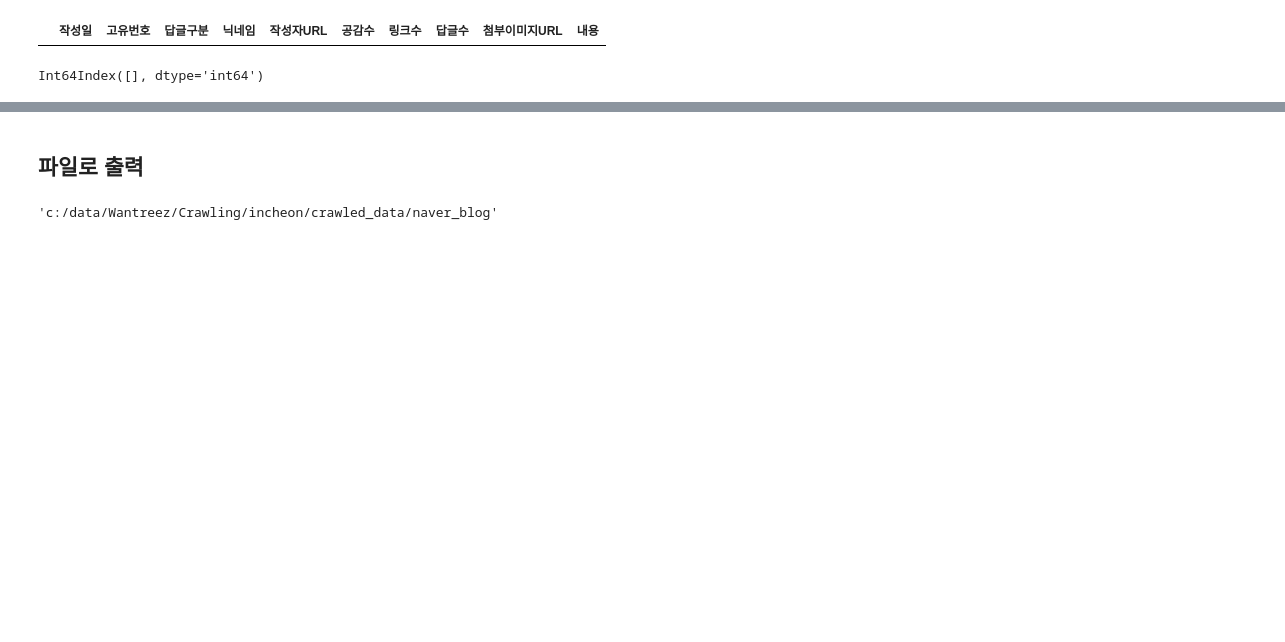
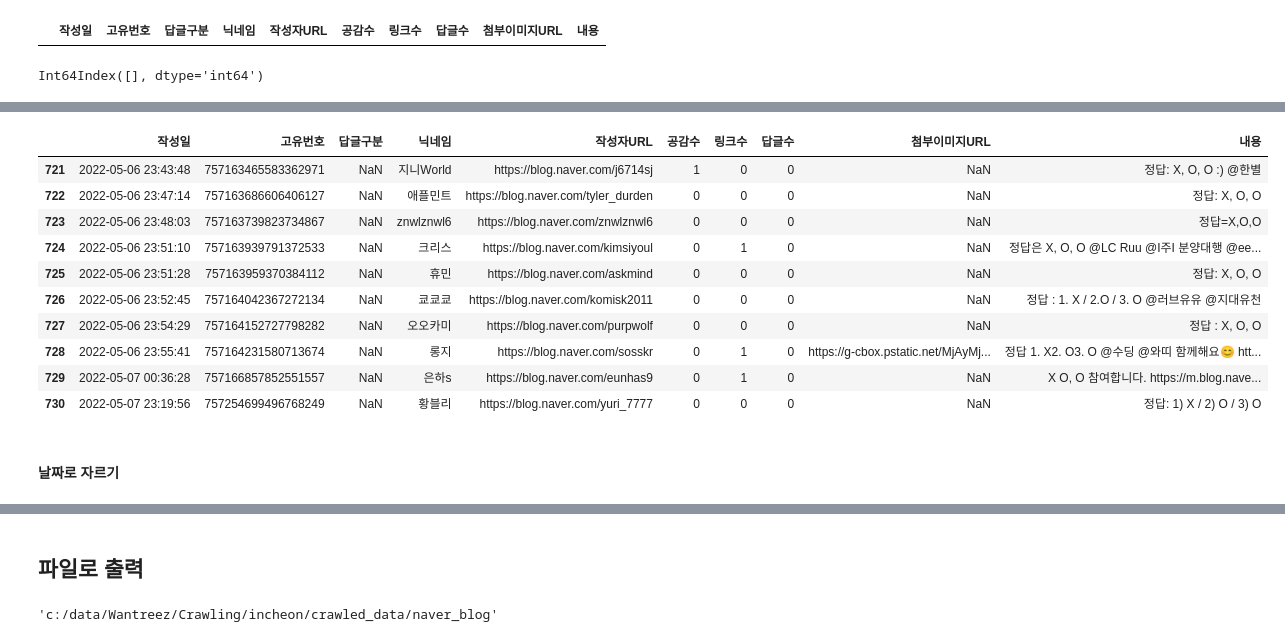
Before and after one commit to kbjung/Wantreez, a Jupyter notebook: Crawling/incheon/naver_blog.ipynb, the cells around one changed output, grey strips where cells are left out. Drawn from its saved outputs; the diff is of its cells as text; code cells hidden in the pictures; blank space fills up the shorter version.

```diff
--- a/Crawling/incheon/naver_blog.ipynb
+++ b/Crawling/incheon/naver_blog.ipynb
@@ -458,0 +467,16 @@ memory usage: 38.5+ KB
+# %%
+df4.tail(10)
+# %% [output]
+|  | 작성일 | 고유번호 | 답글구분 | 닉네임 | 작성자URL | 공감수 | 링크수 | 답글수 | 첨부이미지URL | 내용 |
+| 721 | 2022-05-06 23:43:48 | 757163465583362971 | NaN | 지니World | https://blog.naver.com/j6714sj | 1 | 0 | 0 | NaN | 정답: X, O, O :) @한별 |
+| 722 | 2022-05-06 23:47:14 | 757163686606406127 | NaN | 애플민트 | https://blog.naver.com/tyler_durden | 0 | 0 | 0 | NaN | 정답: X, O, O |
+| 723 | 2022-05-06 23:48:03 | 757163739823734867 | NaN | znwlznwl6 | https://blog.naver.com/znwlznwl6 | 0 | 0 | 0 | NaN | 정답=X,O,O |
+| 724 | 2022-05-06 23:51:10 | 757163939791372533 | NaN | 크리스 | https://blog.naver.com/kimsiyoul | 0 | 1 | 0 | NaN | 정답은 X, O, O @LC Ruu @I주I 분양대행 @ee... |
+| 725 | 2022-05-06 23:51:28 | 757163959370384112 | NaN | 휴민 | https://blog.naver.com/askmind | 0 | 0 | 0 | NaN | 정답: X, O, O |
+| 726 | 2022-05-06 23:52:45 | 757164042367272134 | NaN | 쿄쿄쿄 | https://blog.naver.com/komisk2011 | 0 | 0 | 0 | NaN | 정답 : 1. X / 2.O / 3. O @러브유유 @지대유천 |
+| 727 | 2022-05-06 23:54:29 | 757164152727798282 | NaN | 오오카미 | https://blog.naver.com/purpwolf | 0 | 0 | 0 | NaN | 정답 : X, O, O |
+| 728 | 2022-05-06 23:55:41 | 757164231580713674 | NaN | 롱지 | https://blog.naver.com/sosskr | 0 | 1 | 0 | https://g-cbox.pstatic.net/MjAyMj... | 정답 1. X2. O3. O @수딩 @와띠 함께해요😊 htt... |
+| 729 | 2022-05-07 00:36:28 | 757166857852551557 | NaN | 은하s | https://blog.naver.com/eunhas9 | 0 | 1 | 0 | NaN | X O, O 참여합니다. https://m.blog.nave... |
+| 730 | 2022-05-07 23:19:56 | 757254699496768249 | NaN | 황블리 | https://blog.naver.com/yuri_7777 | 0 | 0 | 0 | NaN | 정답: 1) X / 2) O / 3) O |
+# %% [markdown]
+#### 날짜로 자르기
```
Also changed, not shown: parts of 17 cells of this notebook, 2 other files.
